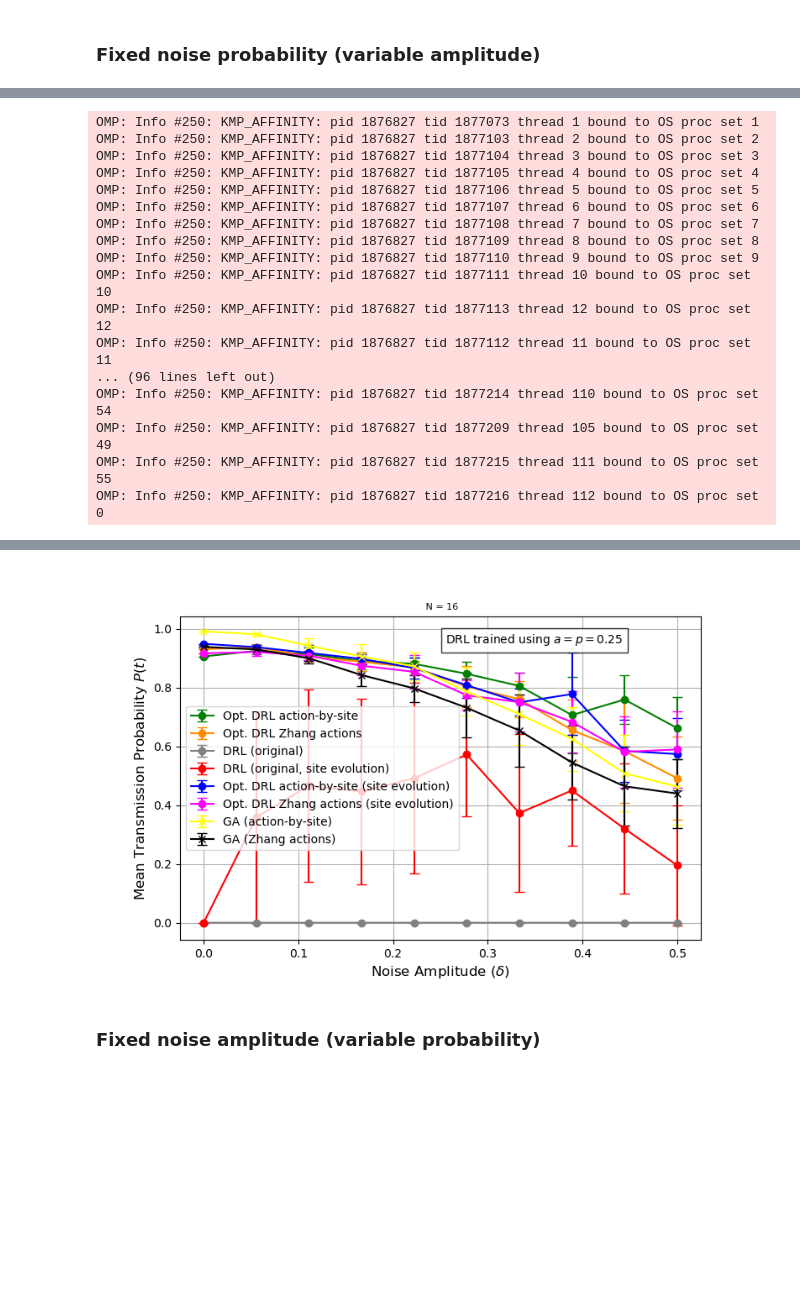
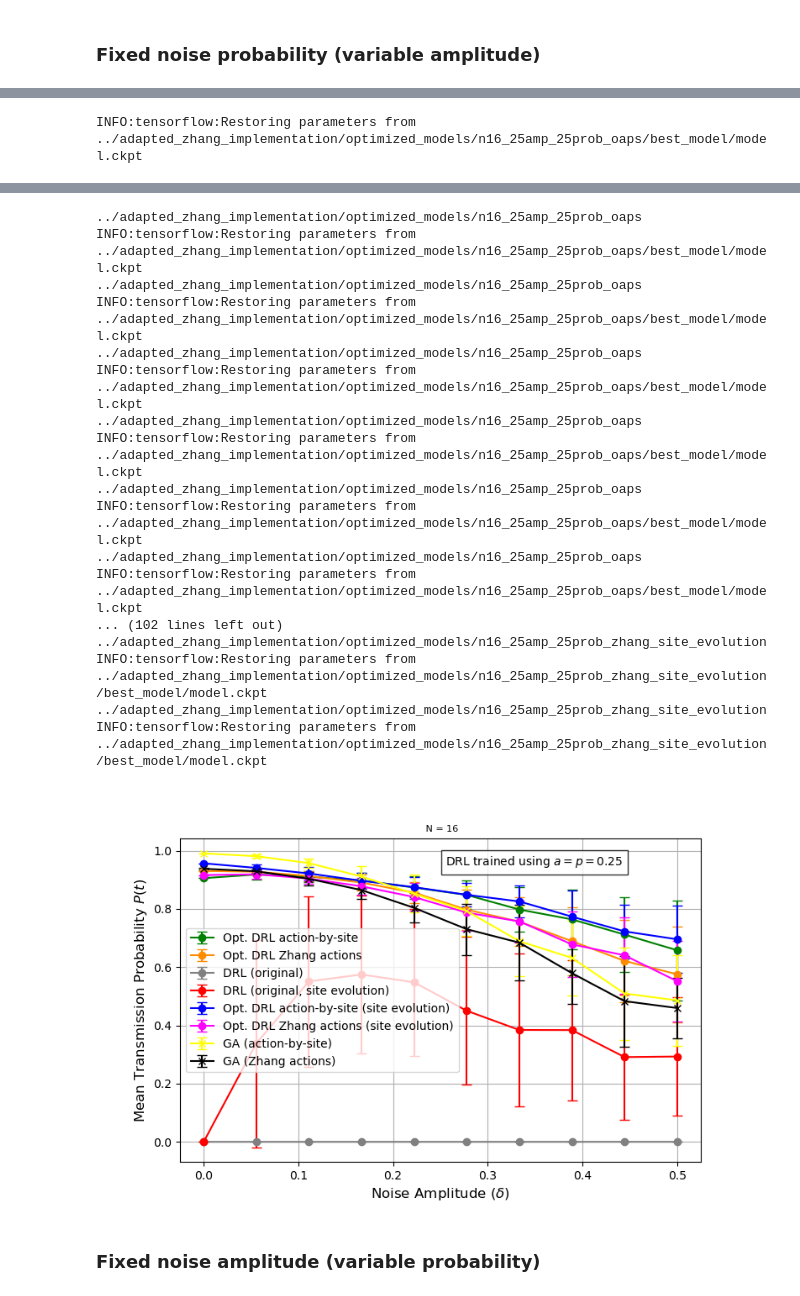
Before and after one commit to sofips/qst_control, a Jupyter notebook: adapted_zhang_implementation/method_comparing.ipynb, the cells around one changed output, grey strips where cells are left out. Drawn from its saved outputs; the diff is of its cells as text; code cells hidden in the pictures; blank space fills up the shorter version.

```diff
--- a/adapted_zhang_implementation/method_comparing.ipynb
+++ b/adapted_zhang_implementation/method_comparing.ipynb
@@ -44,7 +45,7 @@ list_trained_drl_directories = [
 rl_labels = ['Opt. DRL action-by-site ', 'Opt. DRL Zhang actions', 'DRL (original)', 'DRL (original, site evolution)', 'Opt. DRL action-by-site (site evolution)', 'Opt. DRL Zhang actions (site evolution)']
 
 # chain length (since ga directories include results for different chain lengths)
-val_episodes = 10  # default, can be changed
+val_episodes = 100  # default, can be changed
 
 ga_solutions_list = []
 ga_config_instances = []
@@ -82,6 +83,7 @@ noise_amplitude_values = np.linspace(0, 0.5, noise_steps)
 fixed_probability_value = 0.25
 plt.figure(figsize=(8, 5))
 fs = 12
+dfs_rl = []
 # DRL comparison for each directory
 for idx, (rl_config_instance, trained_drl_directory, rl_label) in enumerate(zip(rl_config_instances, list_trained_drl_directories, rl_labels)):
     mean_fids = []
@@ -115,7 +117,15 @@ for idx, (rl_config_instance, trained_drl_directory, rl_label) in enumerate(zip(
                 max_fids.append(fid_max)
             mean_fids.append(np.mean(max_fids))
             std_fids.append(np.std(max_fids))
+
     plt.errorbar(noise_amplitude_values, mean_fids, yerr=std_fids, marker='o', label=f'{rl_label}', capsize=4)
+
+    dfs_rl.append(pd.DataFrame({
+        'directory': [trained_drl_directory] * noise_steps,
+        'noise_amplitude': noise_amplitude_values,
+        'mean_fidelity': mean_fids,
+        'std_fidelity': std_fids
+    }))
 
 # GA comparison for each directory
 def ga_sweep(ga_solutions, ga_config_instance):
@@ -144,9 +154,17 @@ def ga_sweep(ga_solutions, ga_config_instance):
         std_fids.append(np.std(max_fids))
     return mean_fids, std_fids
 
+dfs_ga = []
 for idx, (ga_solutions, ga_config_instance, ga_label) in enumerate(zip(ga_solutions_list, rl_config_instances, ga_labels)):
     mean_fids, std_fids = ga_sweep(ga_solutions, ga_config_instance)
     plt.errorbar(noise_amplitude_values, mean_fids, yerr=std_fids, marker='x', label=f'GA {ga_label}', capsize=4)
+
+    dfs_ga.append(pd.DataFrame({
+        'directory': [ga_label] * noise_steps,
+        'noise_amplitude': noise_amplitude_values,
+        'mean_fidelity': mean_fids,
+        'std_fidelity': std_fids
+    }))
 
 plt.text(0.85, 0.95, 'DRL trained using $a=p=0.25$', transform=plt.gca().transAxes,
             fontsize=fs-2, verticalalignment='top', horizontalalignment='right',
@@ -160,4 +178,7 @@ plt.title(f' N = {chain_length}', fontsize=fs-4)
 plt.grid(True)
 plt.savefig(f'../figures/method_comparison_n{chain_length}_p{fixed_probability_value}.png', dpi=300)
 plt.show()
+# poner figura completa + zoom
+pandas_df = pd.concat(dfs_rl + dfs_ga, ignore_index=True)
+pandas_df.to_csv(f'../data/fixed_probability_original_noise_model_sweep.csv', index=False)
 # %% [output]
@@ -186,17 +206 @@ INFO:tensorflow:Restoring parameters from ../adapted_zhang_implementation/optimi
-OMP: Info #250: KMP_AFFINITY: pid 1876827 tid 1877073 thread 1 bound to OS proc set 1
-OMP: Info #250: KMP_AFFINITY: pid 1876827 tid 1877103 thread 2 bound to OS proc set 2
-OMP: Info #250: KMP_AFFINITY: pid 1876827 tid 1877104 thread 3 bound to OS proc set 3
-OMP: Info #250: KMP_AFFINITY: pid 1876827 tid 1877105 thread 4 bound to OS proc set 4
-OMP: Info #250: KMP_AFFINITY: pid 1876827 tid 1877106 thread 5 bound to OS proc set 5
-OMP: Info #250: KMP_AFFINITY: pid 1876827 tid 1877107 thread 6 bound to OS proc set 6
-OMP: Info #250: KMP_AFFINITY: pid 1876827 tid 1877108 thread 7 bound to OS proc set 7
-OMP: Info #250: KMP_AFFINITY: pid 1876827 tid 1877109 thread 8 bound to OS proc set 8
-OMP: Info #250: KMP_AFFINITY: pid 1876827 tid 1877110 thread 9 bound to OS proc set 9
-OMP: Info #250: KMP_AFFINITY: pid 1876827 tid 1877111 thread 10 bound to OS proc set 10
-OMP: Info #250: KMP_AFFINITY: pid 1876827 tid 1877113 thread 12 bound to OS proc set 12
-OMP: Info #250: KMP_AFFINITY: pid 1876827 tid 1877112 thread 11 bound to OS proc set 11
-... (96 lines left out)
-OMP: Info #250: KMP_AFFINITY: pid 1876827 tid 1877214 thread 110 bound to OS proc set 54
-OMP: Info #250: KMP_AFFINITY: pid 1876827 tid 1877209 thread 105 bound to OS proc set 49
-OMP: Info #250: KMP_AFFINITY: pid 1876827 tid 1877215 thread 111 bound to OS proc set 55
-OMP: Info #250: KMP_AFFINITY: pid 1876827 tid 1877216 thread 112 bound to OS proc set 0
+INFO:tensorflow:Restoring parameters from ../adapted_zhang_implementation/optimized_models/n16_25amp_25prob_oaps/best_model/model.ckpt
@@ -220,4 +224,21 @@ INFO:tensorflow:Restoring parameters from ../adapted_zhang_implementation/optimi
+../adapted_zhang_implementation/optimized_models/n16_25amp_25prob_oaps
+INFO:tensorflow:Restoring parameters from ../adapted_zhang_implementation/optimized_models/n16_25amp_25prob_oaps/best_model/model.ckpt
+../adapted_zhang_implementation/optimized_models/n16_25amp_25prob_oaps
+INFO:tensorflow:Restoring parameters from ../adapted_zhang_implementation/optimized_models/n16_25amp_25prob_oaps/best_model/model.ckpt
+../adapted_zhang_implementation/optimized_models/n16_25amp_25prob_oaps
+INFO:tensorflow:Restoring parameters from ../adapted_zhang_implementation/optimized_models/n16_25amp_25prob_oaps/best_model/model.ckpt
+../adapted_zhang_implementation/optimized_models/n16_25amp_25prob_oaps
+INFO:tensorflow:Restoring parameters from ../adapted_zhang_implementation/optimized_models/n16_25amp_25prob_oaps/best_model/model.ckpt
+../adapted_zhang_implementation/optimized_models/n16_25amp_25prob_oaps
+INFO:tensorflow:Restoring parameters from ../adapted_zhang_implementation/optimized_models/n16_25amp_25prob_oaps/best_model/model.ckpt
+../adapted_zhang_implementation/optimized_models/n16_25amp_25prob_oaps
+INFO:tensorflow:Restoring parameters from ../adapted_zhang_implementation/optimized_models/n16_25amp_25prob_oaps/best_model/model.ckpt
+... (102 lines left out)
+../adapted_zhang_implementation/optimized_models/n16_25amp_25prob_zhang_site_evolution
+INFO:tensorflow:Restoring parameters from ../adapted_zhang_implementation/optimized_models/n16_25amp_25prob_zhang_site_evolution/best_model/model.ckpt
+../adapted_zhang_implementation/optimized_models/n16_25amp_25prob_zhang_site_evolution
+INFO:tensorflow:Restoring parameters from ../adapted_zhang_implementation/optimized_models/n16_25amp_25prob_zhang_site_evolution/best_model/model.ckpt
-[figure, old version]
+[figure, new version]
 # %% [markdown]
 ### Fixed noise amplitude (variable probability)
 # %%
```
Also changed, not shown: parts of 10 cells of this notebook, 5 other files.
